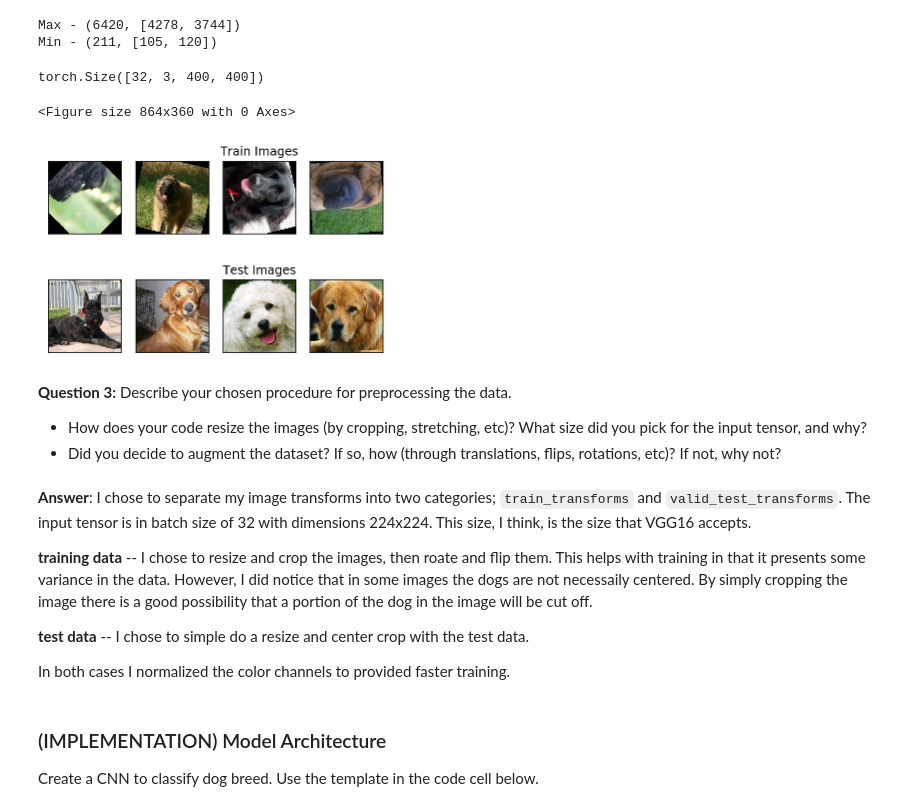
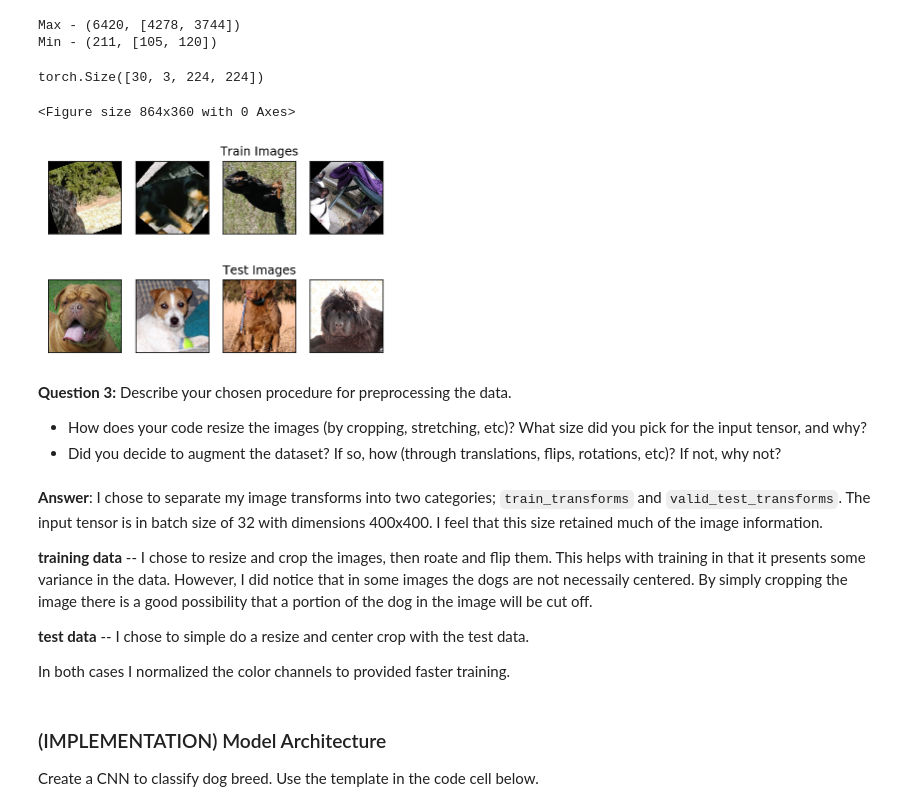
Before and after one commit to justinbellucci/dog_breed_classifier_app, a Jupyter notebook: dog_app.ipynb, the cells around one changed output. Drawn from its saved outputs; the diff is of its cells as text; code cells hidden in the pictures.

```diff
--- a/dog_app.ipynb
+++ b/dog_app.ipynb
@@ -417,8 +423,8 @@ In the next code cell, you will write a function that accepts a path to an image
 Before writing the function, make sure that you take the time to learn  how to appropriately pre-process tensors for pre-trained models in the [PyTorch documentation](http://pytorch.org/docs/stable/torchvision/models.html).
 # %%
 # Testing image color channel normalization
-from PIL import Image
-import matplotlib.pyplot as plt
+human_files_short = human_files[:100]
+dog_files_short = dog_files[:100]
 
 # Method using Numpy
 image = human_files_short[0]
@@ -548,7 +558,8 @@ def VGG16_predict(img_path):
 
     return  class_pred
 # %%
-image = 'images/Bloodhound_01906.jpg'
+# image = 'images/Bloodhound_01906.jpg'
+image = dog_files[4035]
 class_dict_path = 'imagenet1000_clsidx_to_labels.txt'
 
 # run image through model
@@ -557,9 +568,11 @@ class_pred = VGG16_predict(image)
 # load dictionary and retrieve correct class and name
 imagenet_class_dict = load_class_dict(class_dict_path)
 dog_name = imagenet_class_dict[class_pred[0]]
+# print(len(imagenet_class_dict))
+# plot image
 
-# plot image
 im = Image.open(image)
+
 np_image = np.array(im)
 plt.title('{} - {}'.format(class_pred[0], dog_name).title())
 plt.axis('off')
@@ -679,29 +692,26 @@ Remember that the practice is far ahead of the theory in deep learning.  Experim
 
 Use the code cell below to write three separate [data loaders](http://pytorch.org/docs/stable/data.html#torch.utils.data.DataLoader) for the training, validation, and test datasets of dog images (located at `dogImages/train`, `dogImages/valid`, and `dogImages/test`, respectively).  You may find [this documentation on custom datasets](http://pytorch.org/docs/stable/torchvision/datasets.html) to be a useful resource.  If you are interested in augmenting your training and/or validation data, check out the wide variety of [transforms](http://pytorch.org/docs/stable/torchvision/transforms.html?highlight=transform)!
 # %%
-import os
-import torch
-from torchvision import datasets
-
 def load_data(data_dir='dogImages'):
 
     train_dir = data_dir + '/train'
     valid_dir = data_dir + '/valid'
     test_dir = data_dir + '/test'
+    loaders_scratch = {}
 
-    batch_size = 32
+    batch_size = 30
     img_mean = [0.485, 0.456, 0.406]
     img_std = [0.229, 0.224, 0.225]
 
     # define transforms for the training, validation and testing sets
-    train_transforms = transforms.Compose([transforms.RandomResizedCrop(400),
+    train_transforms = transforms.Compose([transforms.RandomResizedCrop(224),
                                             transforms.RandomRotation(90),
                                             transforms.RandomHorizontalFlip(p=0.4),
                                             transforms.ToTensor(),
                                             transforms.Normalize(img_mean, img_std)])
 
-    valid_test_transforms = transforms.Compose([transforms.Resize(410),
-                                                transforms.CenterCrop(400),
+    valid_test_transforms = transforms.Compose([transforms.Resize(226),
+                                                transforms.CenterCrop(224),
                                                 transforms.ToTensor(),
                                                 transforms.Normalize(img_mean, img_std)])
 
@@ -710,11 +720,11 @@ def load_data(data_dir='dogImages'):
     valid_data = datasets.ImageFolder(valid_dir, transform=valid_test_transforms)
     test_data = datasets.ImageFolder(test_dir, transform=valid_test_transforms)
 
-    train_loader = torch.utils.data.DataLoader(train_data, batch_size=batch_size, shuffle=True)
-    valid_loader = torch.utils.data.DataLoader(valid_data, batch_size=batch_size, shuffle=True)
-    test_loader = torch.utils.data.DataLoader(test_data, batch_size=batch_size, shuffle=True)
+    loaders_scratch['train'] = torch.utils.data.DataLoader(train_data, batch_size=batch_size, shuffle=True)
+    loaders_scratch['valid'] = torch.utils.data.DataLoader(valid_data, batch_size=batch_size, shuffle=True)
+    loaders_scratch['test'] = torch.utils.data.DataLoader(test_data, batch_size=batch_size, shuffle=True)
 
-    return train_loader, valid_loader, test_loader, train_data
+    return loaders_scratch
 # %%
 # print helper function
 def imgshow(image, ax=None, title=None, normalize=True):
@@ -752,26 +760,27 @@ Max - (6420, [4278, 3744])
 Min - (211, [105, 120])
 # %%
 # look at some images
-train_imgs = next(iter(train_loader))
-test_imgs = next(iter(test_loader))
+loaders_scratch = load_data()
+train_imgs = next(iter(loaders_scratch['train']))
+test_imgs = next(iter(loaders_scratch['test']))
 print(train_imgs[0].shape)
 plt.figure(figsize=[12,5])
 n_cols = 4
 fig, axes = plt.subplots(nrows=2, ncols=n_cols)
 
 for i in range(4):
     ax1 = axes[0][i]
     ax2 = axes[1][i]
     imgshow(train_imgs[0][i], ax=ax1, normalize=True)
     imgshow(test_imgs[0][i], ax=ax2, normalize=True)
 
 axes[0][2].set_title('Train Images')
 axes[1][2].set_title('Test Images')
 plt.show()
 # %% [output]
-torch.Size([32, 3, 400, 400])
+torch.Size([30, 3, 224, 224])
 <Figure size 864x360 with 0 Axes>
-[figure, old version]
+[figure, new version]
 # %% [markdown]
 **Question 3:** Describe your chosen procedure for preprocessing the data.
 - How does your code resize the images (by cropping, stretching, etc)?  What size did you pick for the input tensor, and why?
@@ -779,7 +788,7 @@ torch.Size([32, 3, 400, 400])
 # %% [markdown]
 **Answer**:
 I chose to separate my image transforms into two categories; `train_transforms` and `valid_test_transforms`.
-The input tensor is in batch size of 32 with dimensions 224x224. This size, I think, is the size that VGG16 accepts.
+The input tensor is in batch size of 32 with dimensions 400x400. I feel that this size retained much of the image information.
 
 __training data__ -- I chose to resize and crop the images, then roate and flip them. This helps with training in that it presents some variance in the data. However, I did notice that in some images the dogs are not necessaily centered. By simply cropping the image there is a good possibility that a portion of the dog in the image will be cut off.
 
```
Also changed, not shown: parts of 14 cells of this notebook.
